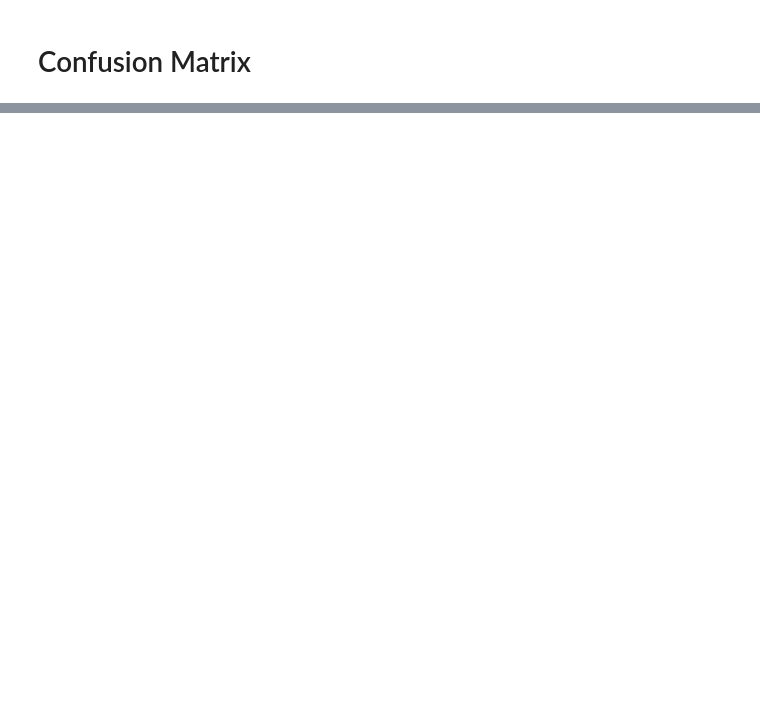
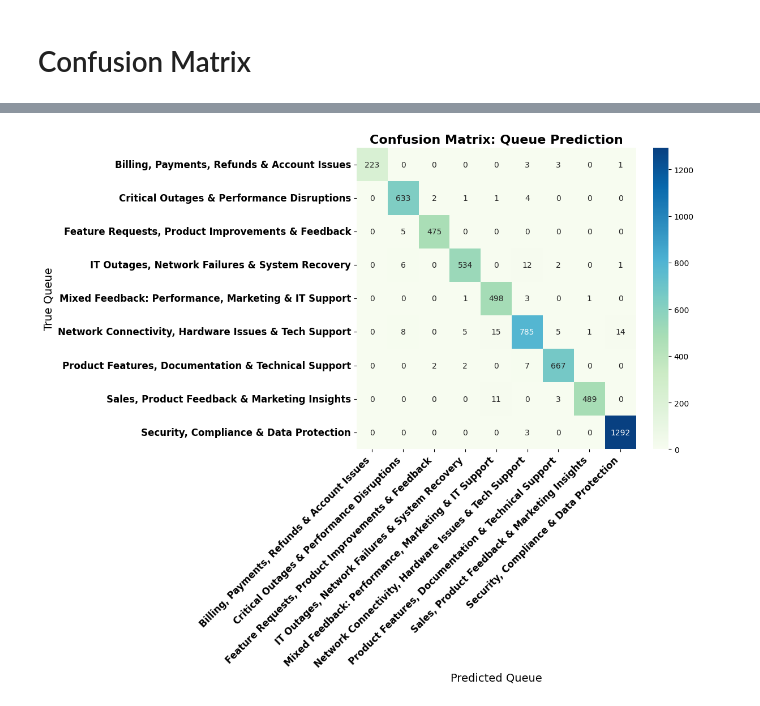
Before and after one commit to Ekatskoropud/Academia_BA, a Jupyter notebook: Sprint 13/notebooks/Logistic Regression.ipynb, the cells around one changed output, grey strips where cells are left out. Saved outputs shown, nothing was run; the diff lists cells and outputs as text; code cells hidden in the pictures; blank space fills up the shorter version.

```diff
--- a/Sprint 13/notebooks/Logistic Regression.ipynb
+++ b/Sprint 13/notebooks/Logistic Regression.ipynb
@@ -75,0 +91,26 @@ plt.show()
+# %%
+plt.figure(figsize=(12, 10))
+
+cm = confusion_matrix(y_test, y_pred)
+labels = sorted(y_test.unique())
+
+sns.heatmap(
+    cm,
+    annot=True,
+    fmt="d",
+    cmap="GnBu",
+    xticklabels=labels,
+    yticklabels=labels
+)
+
+plt.title("Confusion Matrix: Queue Prediction", fontsize=16, fontweight='bold')
+plt.xlabel("Predicted Queue", fontsize=14)
+plt.ylabel("True Queue", fontsize=14)
+
+plt.xticks(rotation=45, ha="right", fontsize=12, fontweight='bold')
+plt.yticks(rotation=0, fontsize=12, fontweight='bold')
+
+plt.tight_layout()
+plt.show()
+# %% [output]
+[figure, added]
```
Also changed, not shown: parts of 5 cells of this notebook, 5 other files.
